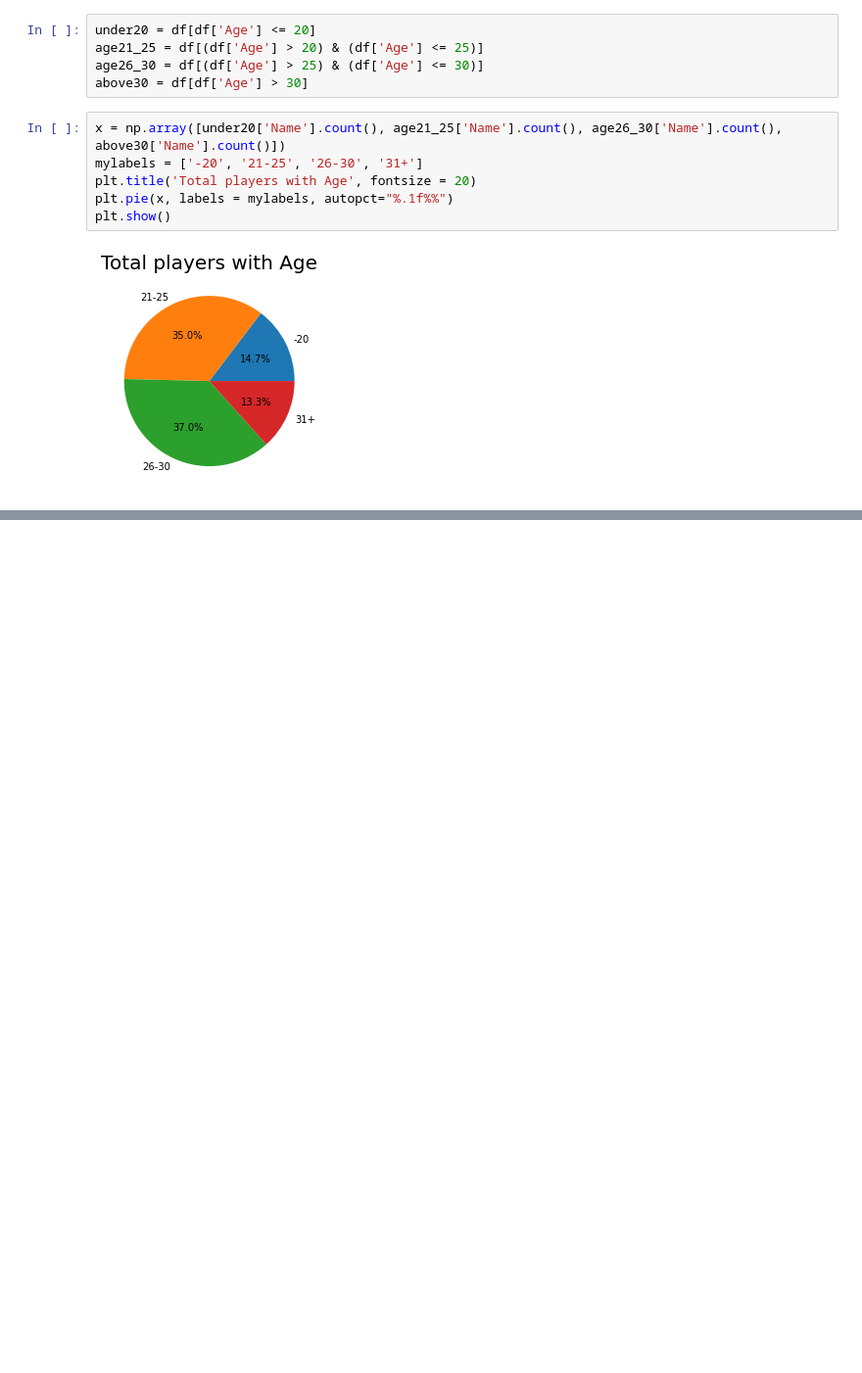
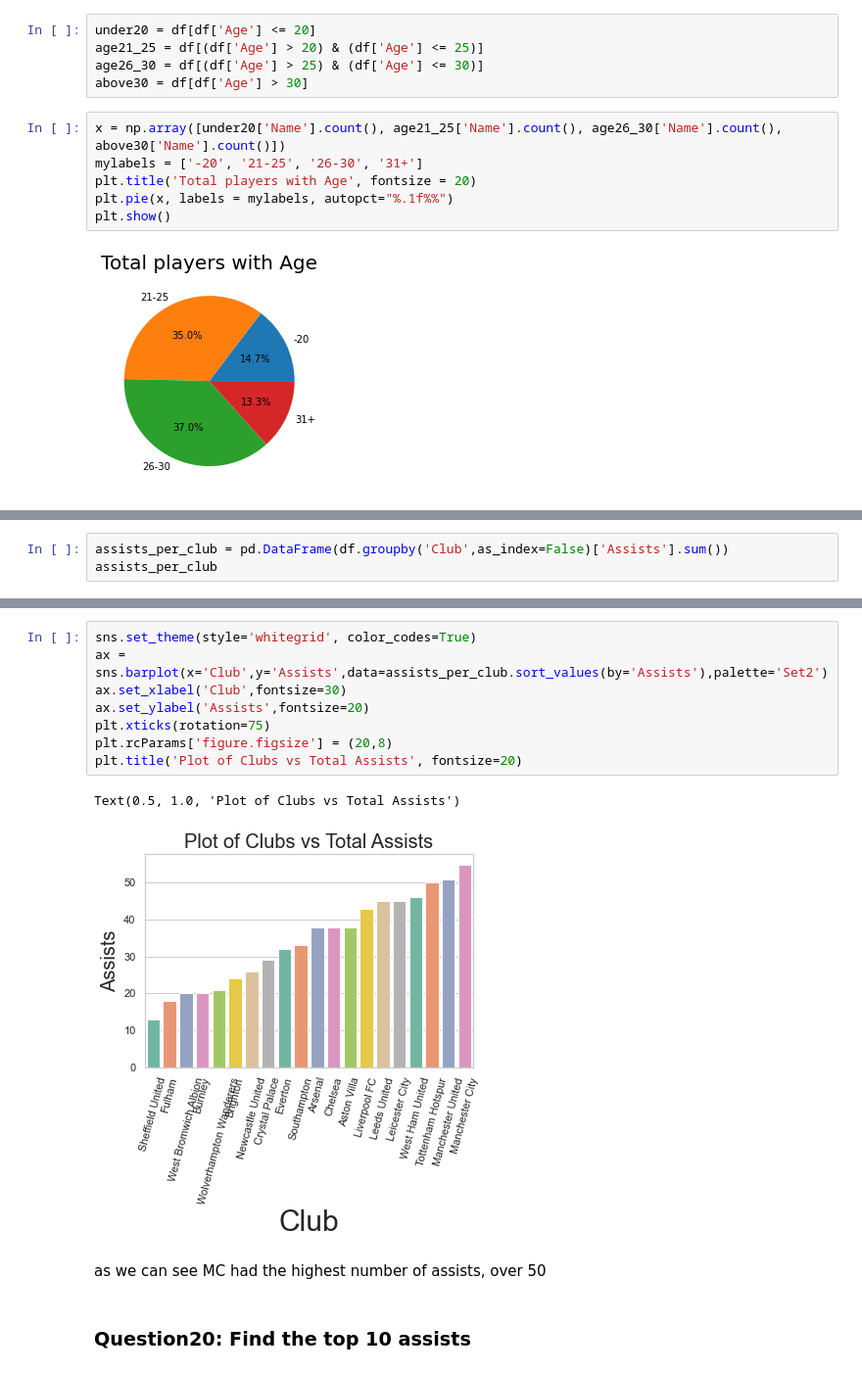
Before and after one commit to asavoullis/Python_Data_Analysis_Projects, a Jupyter notebook: epl_20-21_data_analysis_project.ipynb, the cells around one changed output, grey strips where cells are left out. Shown at 98% size. Saved outputs shown, nothing was run; the diff lists cells and outputs as text; blank space fills up the shorter version.

```diff
--- a/epl_20-21_data_analysis_project.ipynb
+++ b/epl_20-21_data_analysis_project.ipynb
@@ -363,0 +538,3 @@ plt.show()
+# %%
+assists_per_club = pd.DataFrame(df.groupby('Club',as_index=False)['Assists'].sum())
+assists_per_club
@@ -363,0 +559,15 @@ plt.show()
+# %%
+sns.set_theme(style='whitegrid', color_codes=True)
+ax = sns.barplot(x='Club',y='Assists',data=assists_per_club.sort_values(by='Assists'),palette='Set2')
+ax.set_xlabel('Club',fontsize=30)
+ax.set_ylabel('Assists',fontsize=20)
+plt.xticks(rotation=75)
+plt.rcParams['figure.figsize'] = (20,8)
+plt.title('Plot of Clubs vs Total Assists', fontsize=20)
+# %% [output]
+Text(0.5, 1.0, 'Plot of Clubs vs Total Assists')
+[figure, added]
+# %% [markdown]
+as we can see MC had the highest number of assists, over 50
+# %% [markdown]
+### Question20: Find the top 10 assists
```
Also changed, not shown: parts of 38 cells of this notebook.
